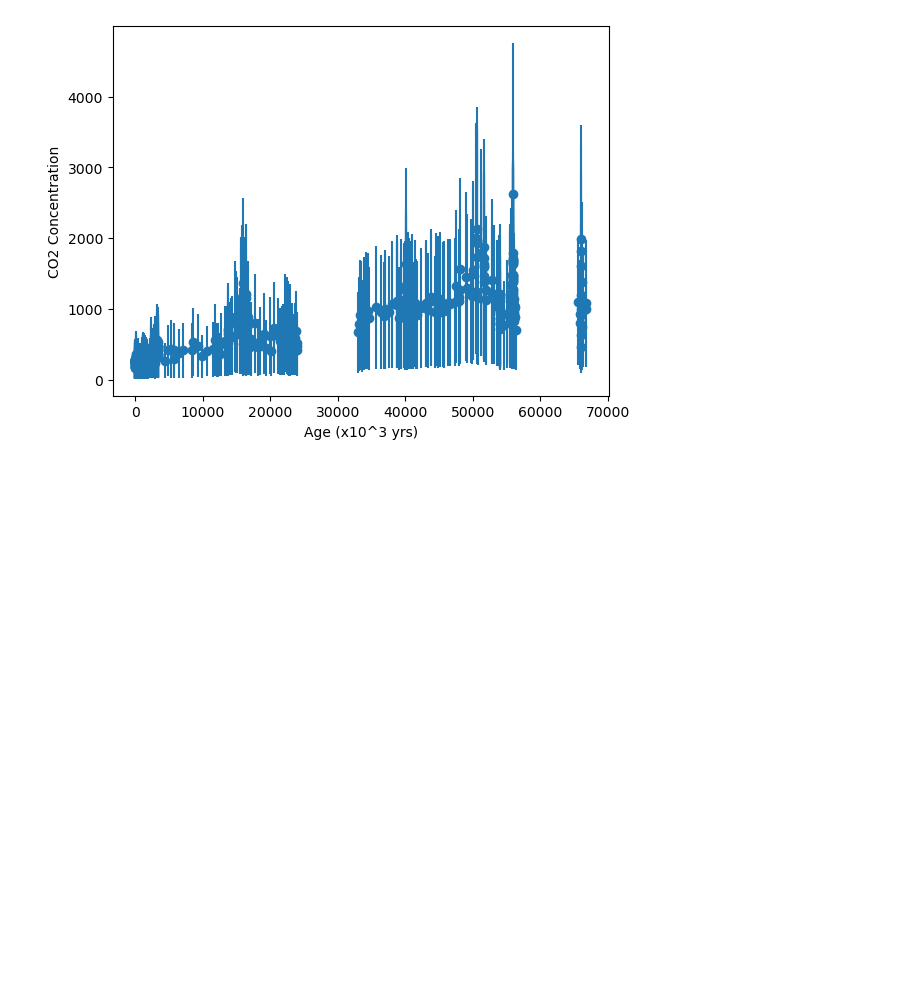
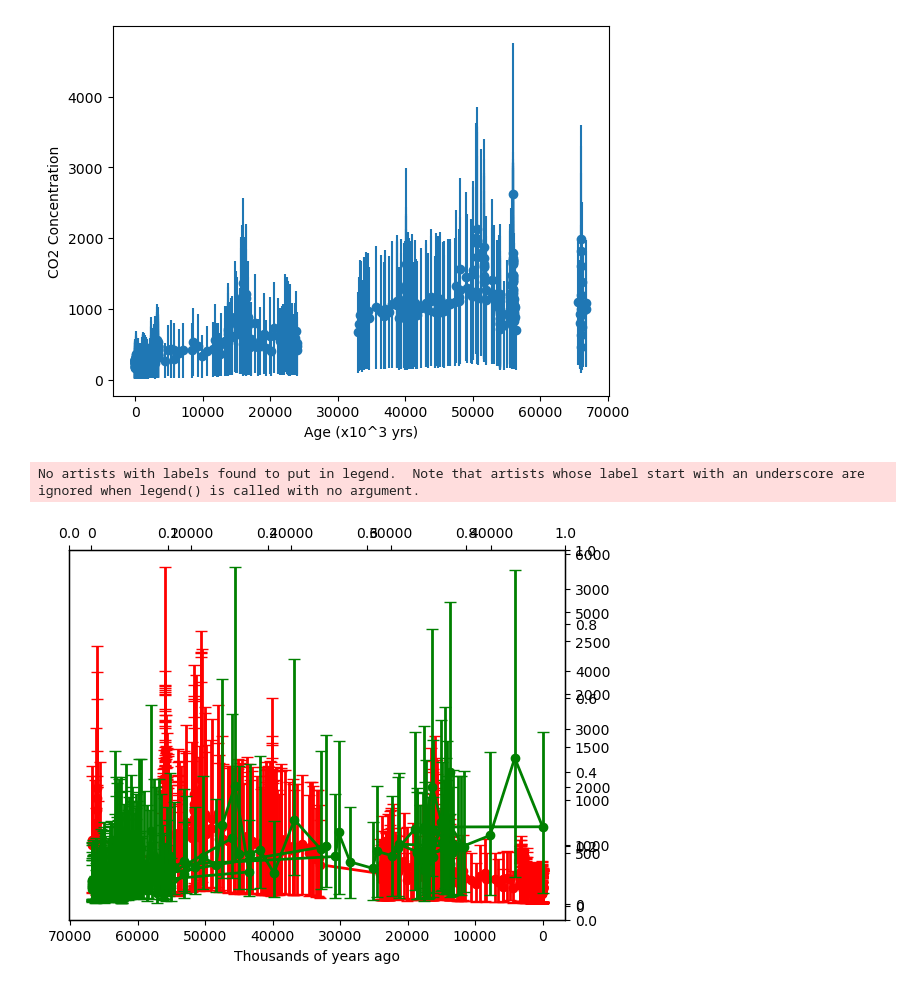
Before and after one commit to lbuabs6/Clima-Graphs-and-Data-, a Jupyter notebook: Post Paleocene CO2.ipynb, the cells around one changed output. Cells and saved outputs as stored; diff of their text form; code cells hidden in the pictures; blank space fills up the shorter version.

```diff
--- a/Post Paleocene CO2.ipynb
+++ b/Post Paleocene CO2.ipynb
@@ -79,3 +79,67 @@ plt.title("")
 plt.show()
 # %% [output]
 [figure]
+# %%
+# Load the data from a CSV file
+boron_data = pd.read_csv('ea49_rae_suppl_data1(d11B_ph).csv')
+alkenone_data = pd.read_csv('ea49_rae_suppl_data1(alkenone_d13C).csv')
+co2_age_data = pd.read_csv('age_co2_plot_data.csv')
+
+
+# Set the x-axis and y-axis data
+x1 = boron_data['age']
+x2 = alkenone_data['age']
+x3 = co2_age_data['age']
+
+
+y1 = boron_data['xco2']
+y1_err_lower1 = data['xco2_16pc']
+# y_err_lower2 = data['xco2_alkalinityLow']
+y1_err_upper1 = data['xco2_84pc']
+# y_err_upper2 = data['xco2_alkalinityHigh']
+
+
+y2 = alkenone_data['co2']
+y2_err_lower = alkenone_data['co2_16pc']
+y2_err_upper = alkenone_data['co2_84pc']
+
+
+y3 = co2_age_data['co2']
+y3_err_lower = co2_age_data['co2'].astype(float) - co2_age_data['co2_uncertainty_lower'].astype(float)
+y3_err_upper = co2_age_data['co2_uncertainty_higher'].astype(float) + co2_age_data['co2'].astype(float)
+
+
+
+# Setting the axes, making space for overlaying
+fig, ax1 = plt.subplots()
+ax2 = ax1.twinx().twiny()
+ax3 = ax1.twinx().twiny()
+ax1.yaxis.tick_right()
+# ax2.yaxis.tick_right()
+# ax3.yaxis.tick_right()  # move the y-axis to the right side
+ax1.yaxis.set_label_position("right")
+# ax2.yaxis.set_label_position("right")
+# ax3.yaxis.set_label_position("right")   # set the label position to the right
+ax1.invert_xaxis()
+# ax2.invert_xaxis()
+# ax3.invert_xaxis()  # reverse the x-axis
+
+
+
+# plot the data with error bars
+ax1.errorbar(x1, y1, yerr=[y1_err_lower1, y1_err_upper1], color='r', linewidth=2, capsize=4, marker='o')
+ax2.errorbar(x2, y2, yerr=[y2_err_lower, y2_err_upper], color='g', linewidth=2, capsize=4, marker='o')
+# ax2.errorbar(x3, y3, yerr=[y3_err_lower, y3_err_upper], color='b', linewidth=2, capsize=4, marker='o')
+
+
+# set the axis labels and title
+ax1.set_xlabel('Thousands of years ago')
+ax2.set_ylabel('CO_2 concentration')
+ax.set_title('')
+ax.legend()
+
+# Show the plot
+plt.show()
+# %% [output]
+No artists with labels found to put in legend.  Note that artists whose label start with an underscore are ignored when legend() is called with no argument.
+[figure, added]
```
Also changed, not shown: parts of 1 cell of this notebook, 3 other files.
